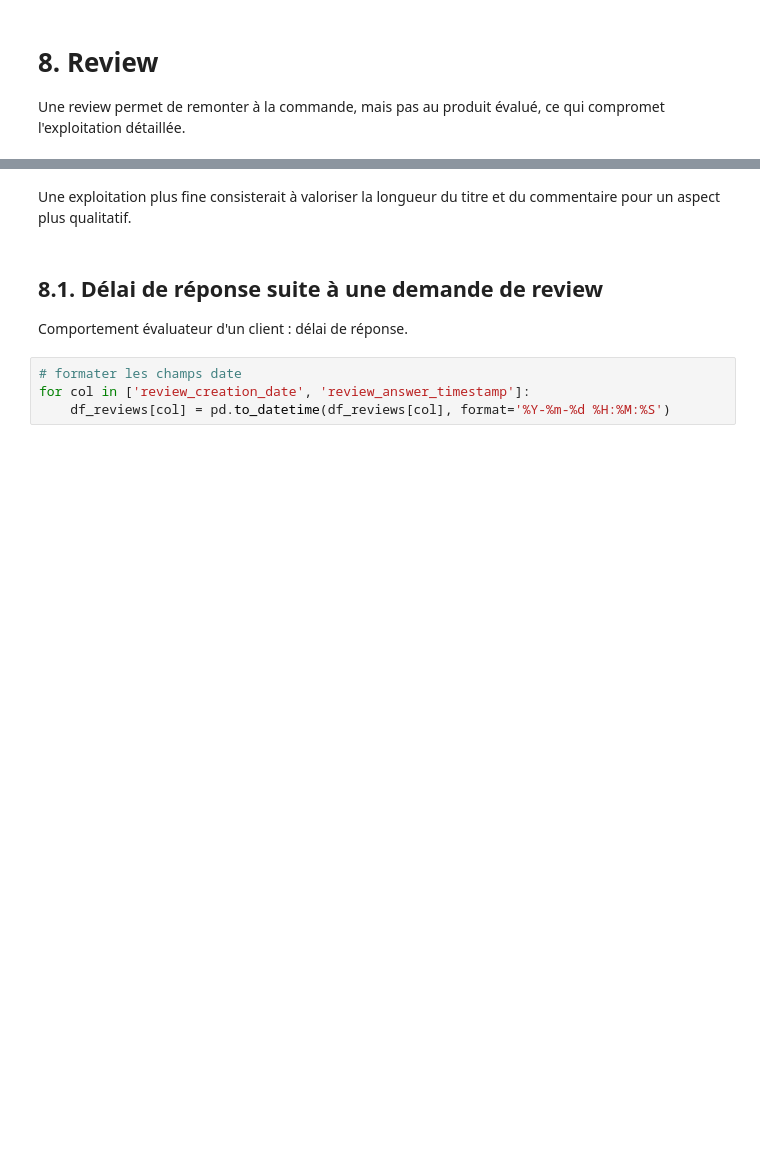
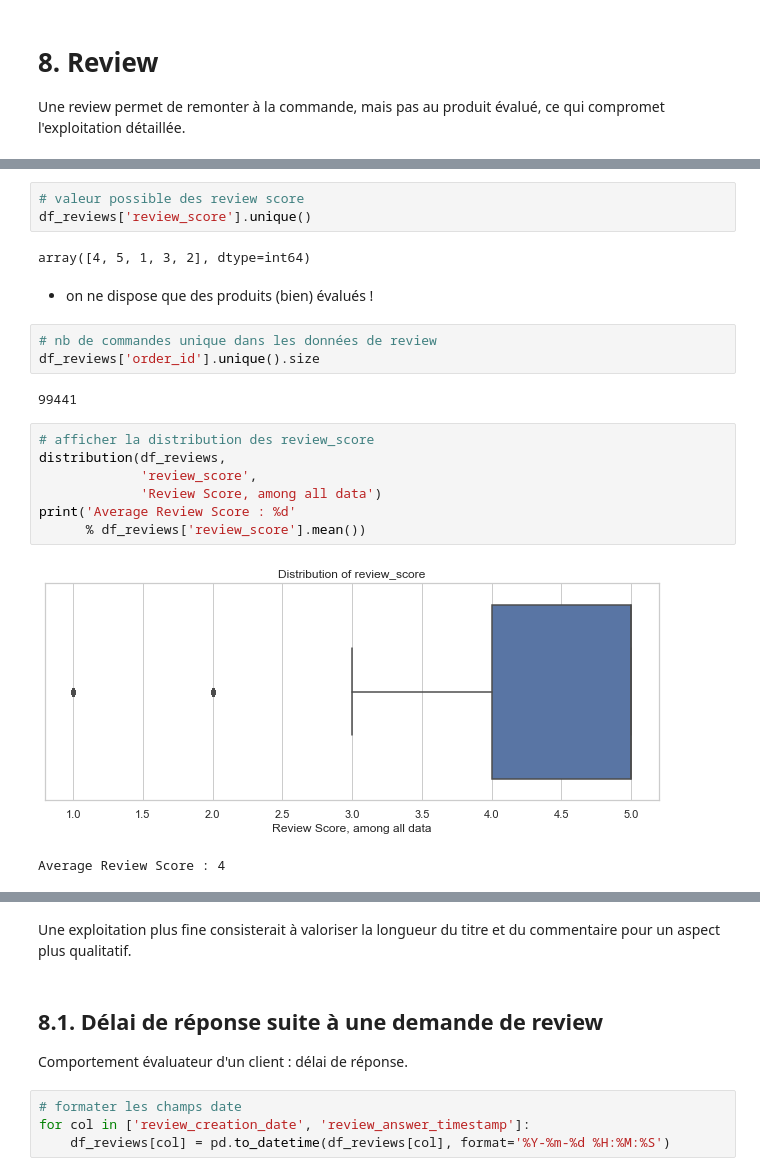
Before and after one commit to EtienneLardeur/P5_CustomerSegmentation, a Jupyter notebook: POlist_01_AnotebookEDA_uncleaned.ipynb, the cells around one changed output, grey strips where cells are left out. Drawn from its saved outputs; the diff is of its cells as text; blank space fills up the shorter version.

```diff
--- a/POlist_01_AnotebookEDA_uncleaned.ipynb
+++ b/POlist_01_AnotebookEDA_uncleaned.ipynb
@@ -2163,0 +2164,22 @@ df_reviews.sample(5)
+# %%
+# valeur possible des review score
+df_reviews['review_score'].unique()
+# %% [output]
+array([4, 5, 1, 3, 2], dtype=int64)
+# %% [markdown]
+- on ne dispose que des produits (bien) évalués !
+# %%
+# nb de commandes unique dans les données de review
+df_reviews['order_id'].unique().size
+# %% [output]
+99441
+# %%
+# afficher la distribution des review_score
+distribution(df_reviews,
+             'review_score',
+             'Review Score, among all data')
+print('Average Review Score : %d'
+      % df_reviews['review_score'].mean())
+# %% [output]
+[figure, added]
+Average Review Score : 4
```
Also changed, not shown: parts of 54 cells of this notebook.
